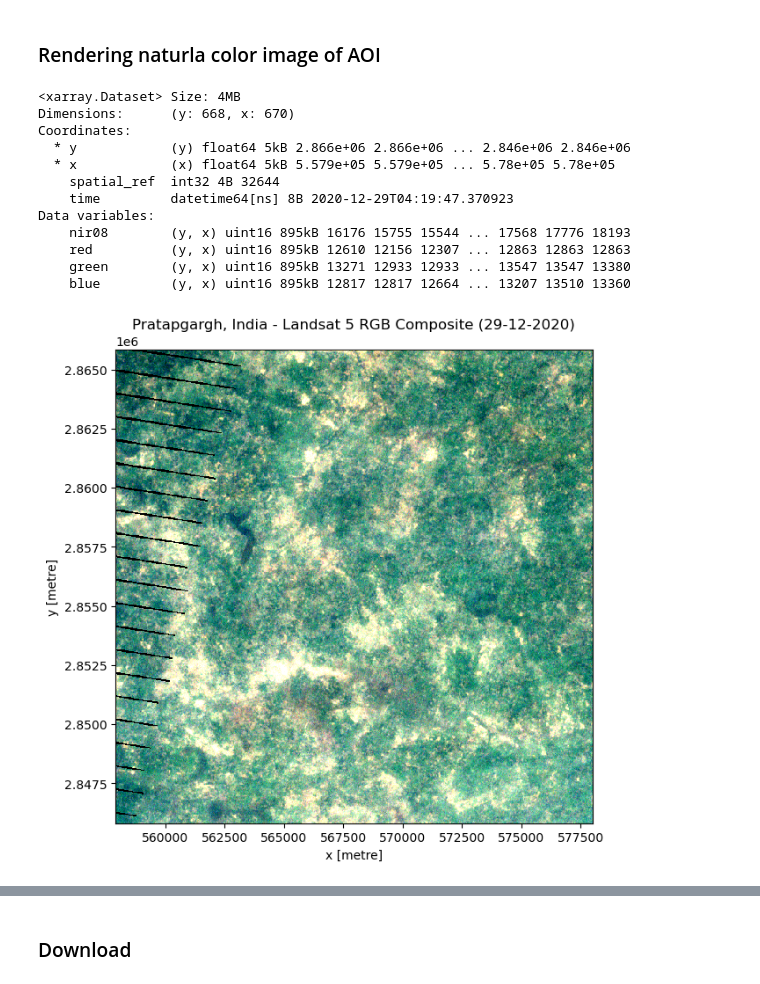
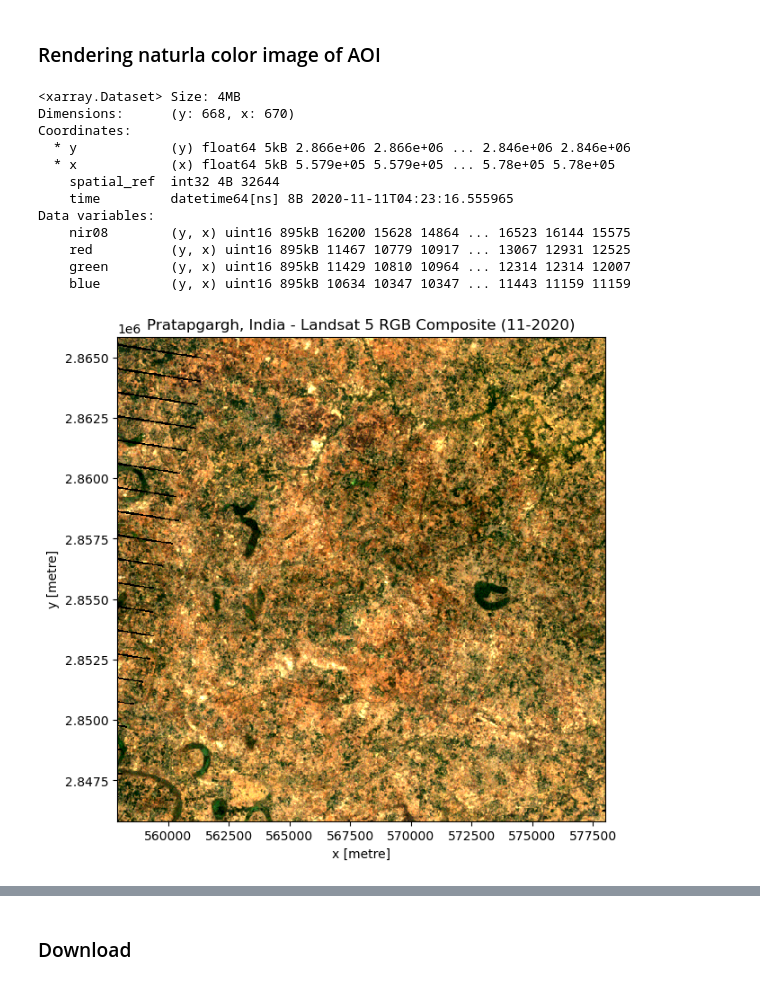
Before and after one commit to neerajk/model, a Jupyter notebook: landsat_gen copy.ipynb, the cells around one changed output, grey strips where cells are left out. Saved outputs shown, nothing was run; the diff lists cells and outputs as text; code cells hidden in the pictures.

Commit message:
WIP: local changes before rebase
	deleted:    landsat_gen.py

```diff
--- a/landsat_gen copy.ipynb
+++ b/landsat_gen copy.ipynb
@@ -18,7 +18,7 @@ catalog = pystac_client.Client.open(
 # %%
 bbox = [81.5781, 25.7294, 81.7775, 25.9090]
 
-time = "2020-12-01/2020-12-31"
+time = "2020-11-01/2020-11-30"
 # %%
 search = catalog.search(
     collections=["landsat-c2-l2"],
@@ -134,19 +134,19 @@ Coordinates:
   * y            (y) float64 5kB 2.866e+06 2.866e+06 ... 2.846e+06 2.846e+06
   * x            (x) float64 5kB 5.579e+05 5.579e+05 ... 5.78e+05 5.78e+05
     spatial_ref  int32 4B 32644
-    time         datetime64[ns] 8B 2020-12-29T04:19:47.370923
+    time         datetime64[ns] 8B 2020-11-11T04:23:16.555965
 Data variables:
-    nir08        (y, x) uint16 895kB 16176 15755 15544 ... 17568 17776 18193
-    red          (y, x) uint16 895kB 12610 12156 12307 ... 12863 12863 12863
-    green        (y, x) uint16 895kB 13271 12933 12933 ... 13547 13547 13380
-    blue         (y, x) uint16 895kB 12817 12817 12664 ... 13207 13510 13360
+    nir08        (y, x) uint16 895kB 16200 15628 14864 ... 16523 16144 15575
+    red          (y, x) uint16 895kB 11467 10779 10917 ... 13067 12931 12525
+    green        (y, x) uint16 895kB 11429 10810 10964 ... 12314 12314 12007
+    blue         (y, x) uint16 895kB 10634 10347 10347 ... 11443 11159 11159
 # %%
 fig, ax = plt.subplots(figsize=(7, 7))
 
 data[["red", "green", "blue"]].to_array().plot.imshow(robust=True, ax=ax)
-ax.set_title("Pratapgargh, India - Landsat 5 RGB Composite (29-12-2020)");
+ax.set_title("Pratapgargh, India - Landsat 5 RGB Composite (11-2020)");
 # %% [output]
-[figure, old version]
+[figure, new version]
 # %%
 fig, ax = plt.subplots(figsize=(7, 7))
 
```
Also changed, not shown: parts of 3 cells of this notebook, 11 other files.
